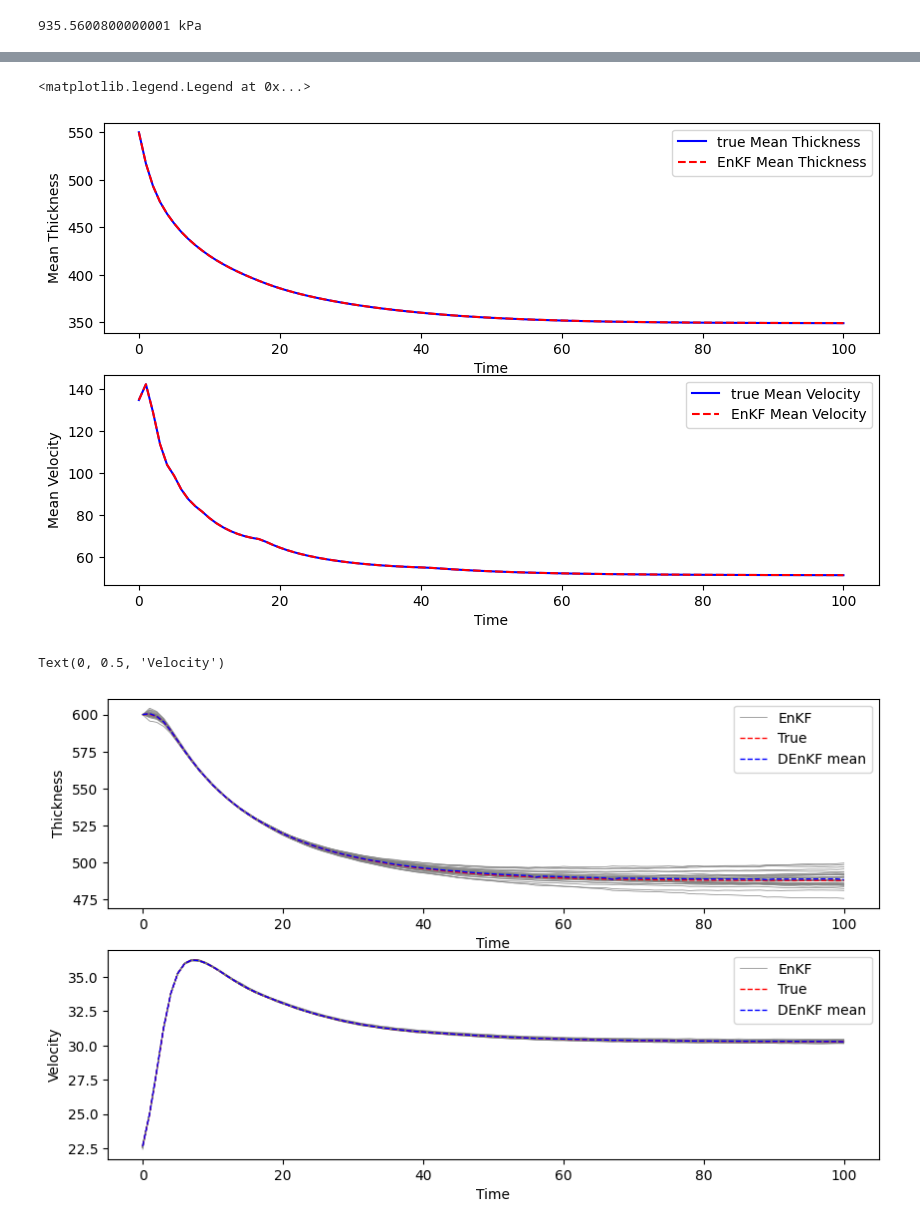
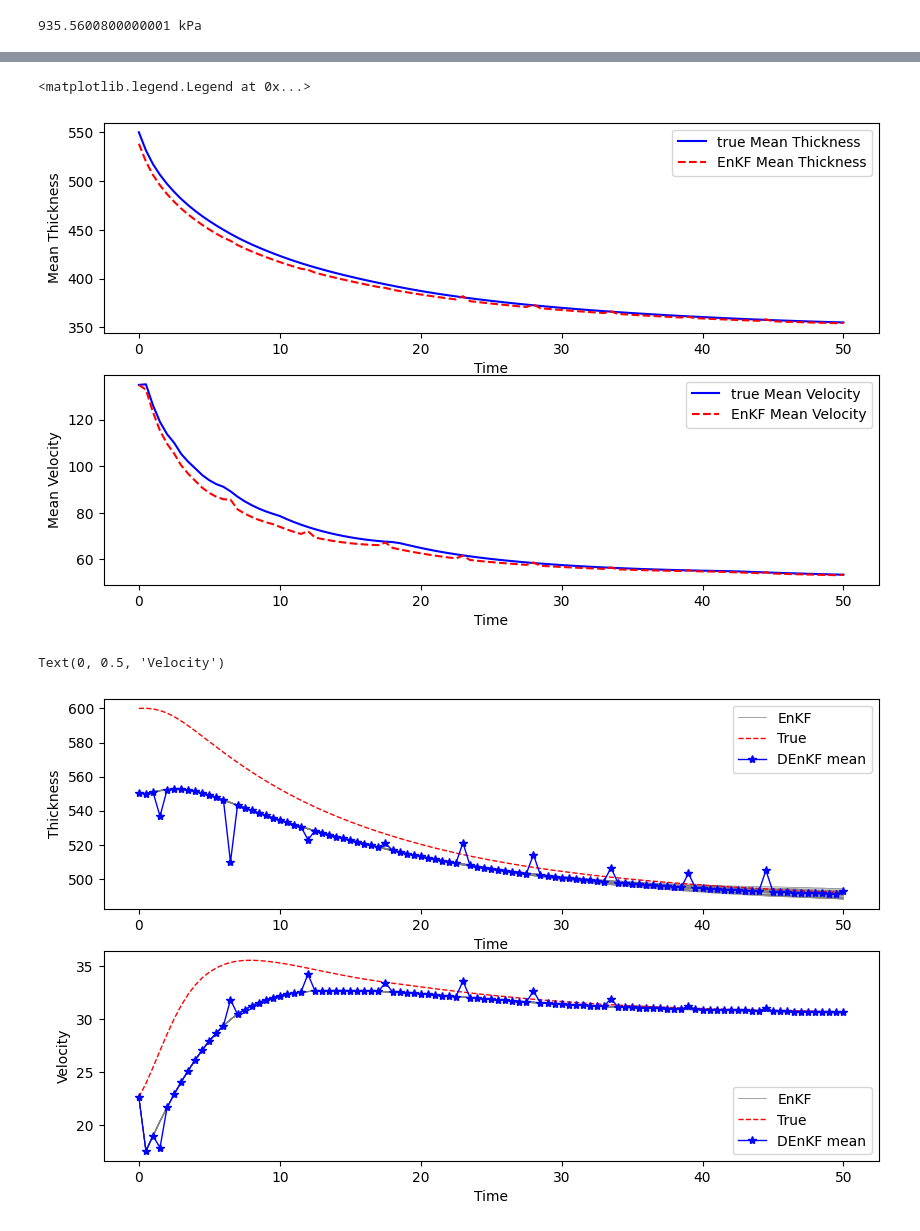
Before and after one commit to KYANJO/Data_assimilation_project, a Jupyter notebook: bin/synthetic_ice_stream_da.ipynb, the cells around one changed output, grey strips where cells are left out. Drawn from its saved outputs; the diff is of its cells as text; code cells hidden in the pictures.

```diff
--- a/bin/synthetic_ice_stream_da.ipynb
+++ b/bin/synthetic_ice_stream_da.ipynb
@@ -120,8 +120,10 @@ u = u0.copy(deepcopy=True)
 935.5600800000001 kPa
 # %%
 # set variables and parameters
-num_years = 100
-timesteps_per_year = 1
+num_years = 50
+# dt = 2.0
+# num_timesteps = int(num_years / dt)
+timesteps_per_year = 2
 dt = 1.0 / timesteps_per_year
 num_timesteps = num_years * timesteps_per_year
 t = np.linspace(0, num_years, num_timesteps + 1)
@@ -131,7 +133,7 @@ num_state_vars = 3
 hdim = h0.dat.data.size
 nd = num_state_vars * hdim
 
-sig_model = 1e-1
+sig_model = 0.2
 sig_obs   = 1e-2
 sig_Q     = 1e-2
 
@@ -182,6 +184,10 @@ statevec_ens_full   = np.zeros([params["nd"],params["Nens"],params["nt"]+1])
 
 from icepack_model.run_icepack_da import initialize_ensemble
 
+# add and entry to kwargs disctionery
+kwargs["h_nurge_ic"] = 100
+kwargs["u_nurge_ic"] = 0.0
+kwargs["nurged_entries"] = 100
 statevec_bg, statevec_ens, statevec_ens_mean, statevec_ens_full = initialize_ensemble(statevec_bg, statevec_ens, statevec_ens_mean, statevec_ens_full, Cov_model, params,**kwargs)
 # %%
 # --- Run the model with Data Assimilation ---
@@ -330,7 +336,7 @@ ax[1].set_ylabel('Mean Velocity')
 ax[1].legend()
 # %% [output]
 <matplotlib.legend.Legend at 0x...>
-[figure, old version]
+[figure, new version]
 # %%
 fig, ax = plt.subplots(2,1, figsize=(10, 6))
 
@@ -347,36 +353,36 @@ for ens in range(N):
 
 # ax[0].plot(ts,h_ens_mem[:,:], lw=0.5, color='k',label="DEnKF ens")
 ax[0].plot(t,h_true,'--r',label='True',linewidth=1)
-ax[0].plot(t,h_ens_mean,'--b',label='DEnKF mean',linewidth=1)
+ax[0].plot(t,h_ens_mean,'-*b',label='DEnKF mean',linewidth=1)
 # ax[0].plot(t[ind_m],hu_ob[1,:],'kx',label='Observations')
 ax[0].legend()
 ax[0].set_xlabel('Time')
 ax[0].set_ylabel('Thickness')
 
 # plot the u middle profile
 u_ob = utils_funs.Obs_fun(hu_obs[hdim:2*hdim,:])
 v_ob = utils_funs.Obs_fun(hu_obs[2*hdim:,:])
 uobs = np.sqrt(u_ob**2 + v_ob**2)
 u_indx = hdim + h_indx
 v_indx = 2*hdim + h_indx
 u_true = statevec_true[u_indx,:]
 v_true = statevec_true[v_indx,:]
 utrue = np.sqrt(u_true**2 + v_true**2)
 u_ens_mean = statevec_ens_mean[u_indx,:]
 v_ens_mean = statevec_ens_mean[v_indx,:]
 uens_mean = np.sqrt(u_ens_mean**2 + v_ens_mean**2)
 u_ens_mem  = statevec_ens_full[u_indx,:,:].T
 v_ens_mem  = statevec_ens_full[v_indx,:,:].T
 uens_mem = np.sqrt(u_ens_mem**2 + v_ens_mem**2)
 for ens in range(N):
     ax[1].plot(t,uens_mem[:,ens], lw=0.5, color='gray',label=f"{filter_type}" if ens == 0 else "")
 
 ax[1].plot(t,utrue,'--r',label='True',linewidth=1)
-ax[1].plot(t,uens_mean,'--b',label='DEnKF mean',linewidth=1)
+ax[1].plot(t,uens_mean,'-*b',label='DEnKF mean',linewidth=1)
 # ax[1].plot(t[ind_m],uobs[1,:],'kx',label='Observations')
 ax[1].legend()
 ax[1].set_xlabel('Time')
 ax[1].set_ylabel('Velocity')
 # %% [output]
 Text(0, 0.5, 'Velocity')
-[figure, old version]
+[figure, new version]
```
Also changed, not shown: parts of 4 cells of this notebook.
